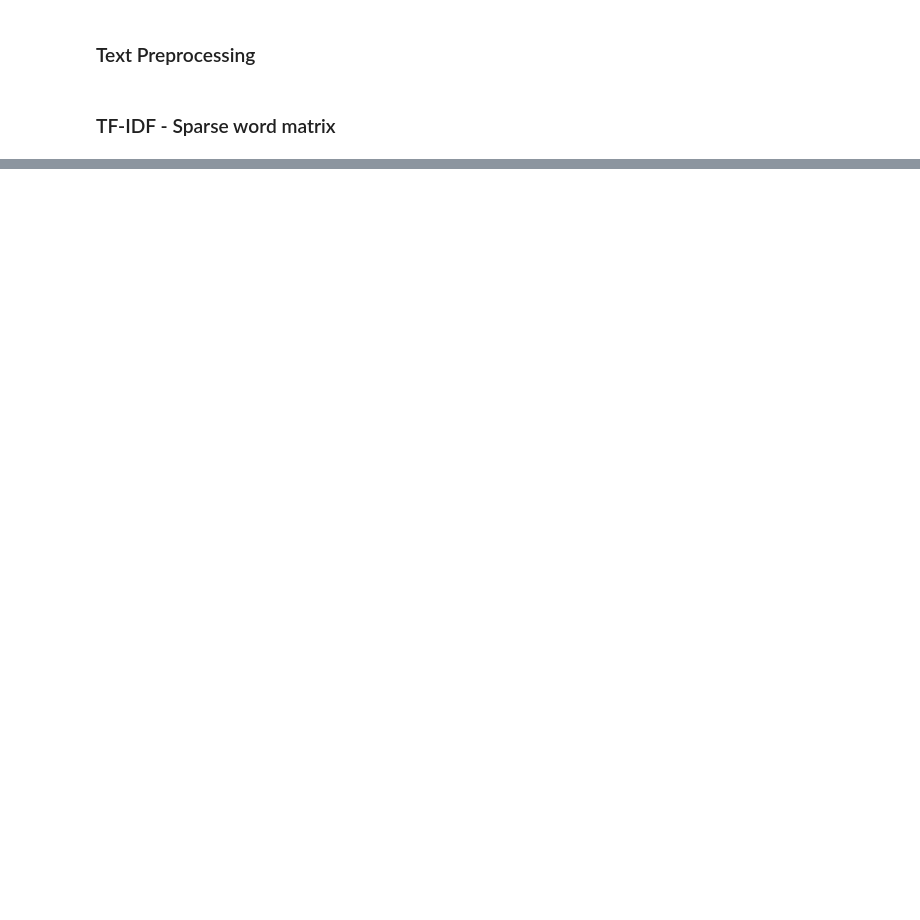
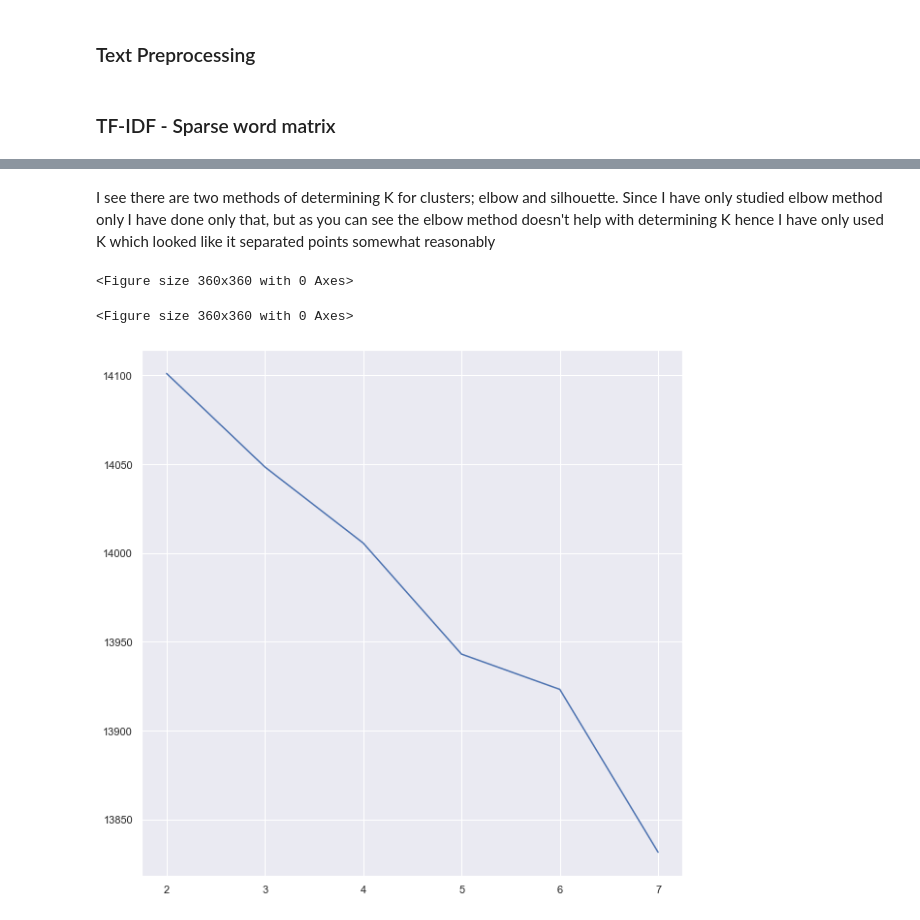
Before and after one commit to m-yasir/ai-lab, a Jupyter notebook: project.ipynb, the cells around one changed output, grey strips where cells are left out. Drawn from its saved outputs; the diff is of its cells as text; code cells hidden in the pictures; blank space fills up the shorter version.

```diff
--- a/project.ipynb
+++ b/project.ipynb
@@ -28,0 +71,8 @@ with open('./cnnhealth.txt', mode='r') as f:
+# %%
+with open('./everydayhealth.txt', mode='r') as f:
+    for line in f.readlines():
+        data = line.rstrip().split('|')
+        corpus['id'].append(data[0])
+        corpus['date'].append(data[1])
+        corpus['doc'].append(data[2])
+    f.close()
@@ -87,0 +188,18 @@ Cluster 1:
+# %% [markdown]
+I see there are two methods of determining K for clusters; elbow and silhouette. Since I have only studied elbow method only I have done only that, but as you can see the elbow method doesn't help with determining K hence I have only used K which looked like it separated points somewhat reasonably
+# %%
+plt.figure(figsize=(5,5))
+# %% [output]
+<Figure size 360x360 with 0 Axes>
+<Figure size 360x360 with 0 Axes>
+# %%
+x, y = [], []
+for k in range(2, 8):
+    model = KMeans(n_clusters=k)
+    model.fit(X)
+    x.append(k)
+    y.append(model.inertia_)
+
+elbow = plt.plot(x, y)
+# %% [output]
+[figure, added]
```
Also changed, not shown: parts of 26 cells of this notebook, 5 other files.
